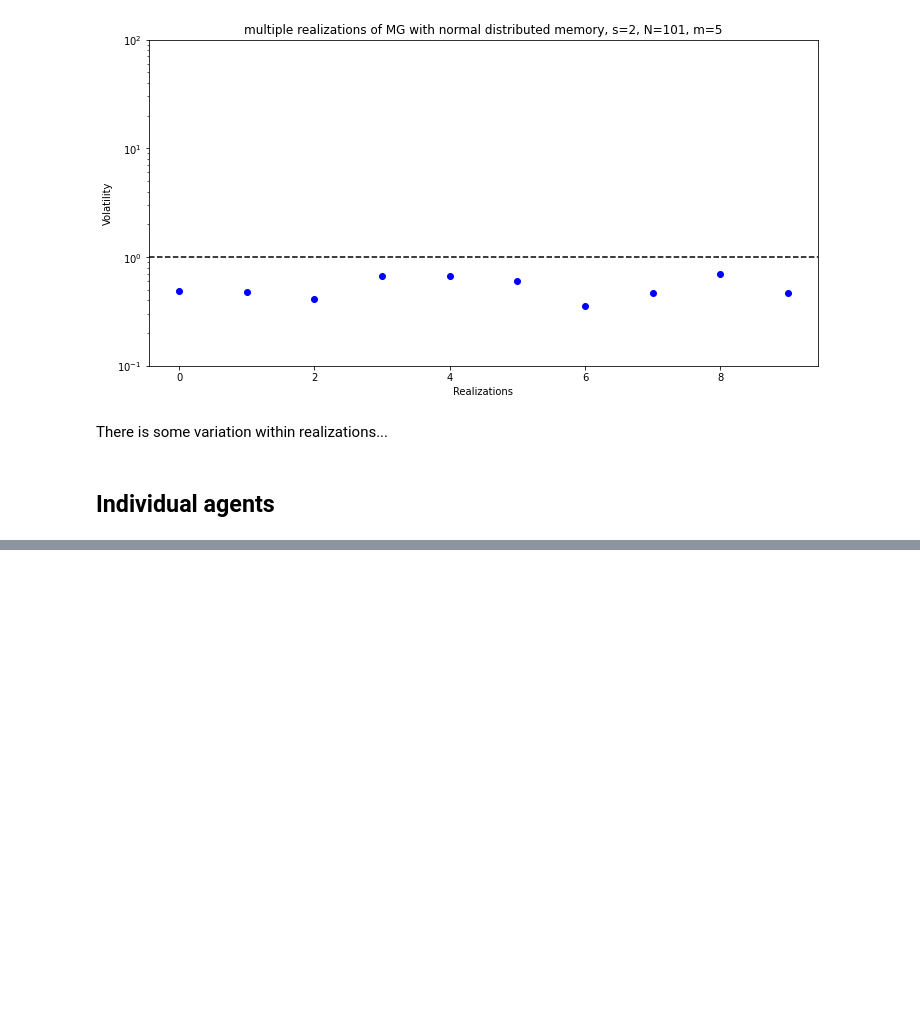
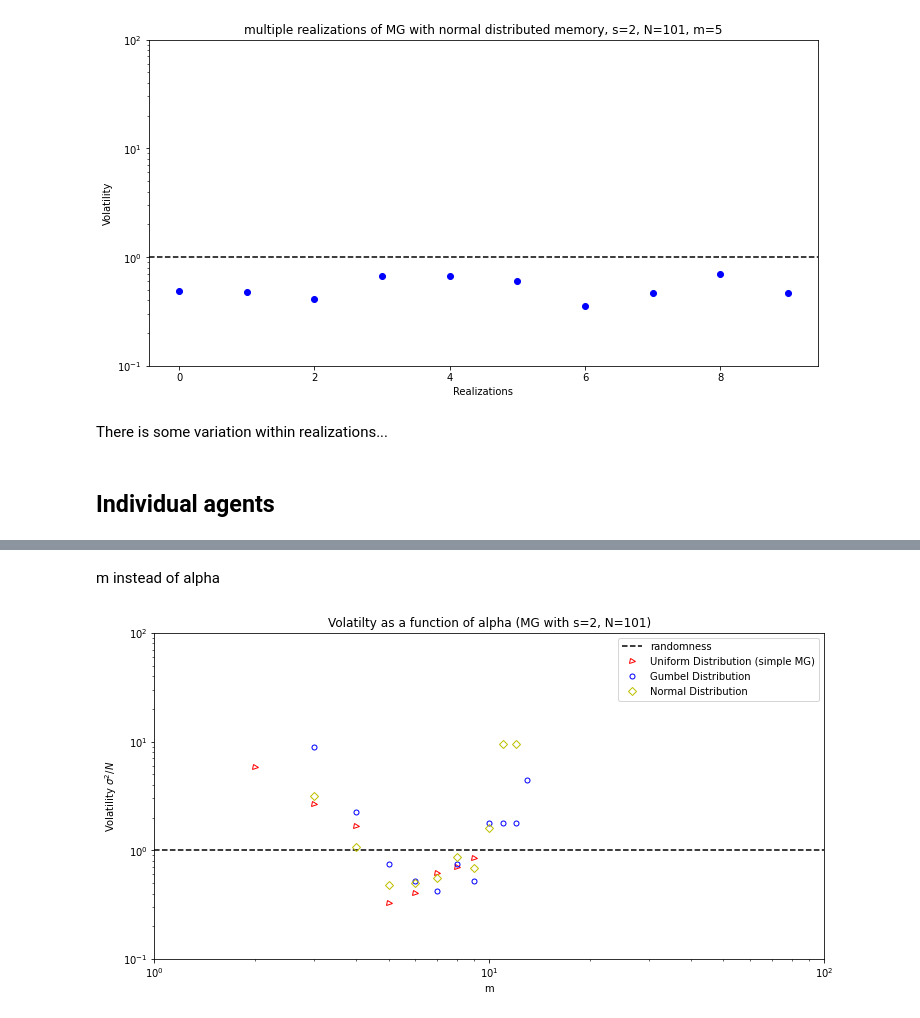
Before and after one commit to dvdblk/abm-project, a Jupyter notebook: notebooks/Scenario 1 version2.ipynb, the cells around one changed output, grey strips where cells are left out. Drawn from its saved outputs; the diff is of its cells as text; code cells hidden in the pictures; blank space fills up the shorter version.

```diff
--- a/notebooks/Scenario 1 version2.ipynb
+++ b/notebooks/Scenario 1 version2.ipynb
@@ -627 +717,28 @@ plt.show()
+# %% [markdown]
+m instead of alpha
+# %%
+
+
+fig, ax = plt.subplots(figsize=(12, 6))
+
+ax.axhline(y=1, color="k", linestyle="--") # vol = 1 -> randomness
+
+
+ax.plot(m_list_u, tot_omega_u, 'r>', mfc = 'None', ms = 5)
+ax.plot(m_list_g, tot_omega_g, 'bo', mfc = 'None', ms = 5)
+ax.plot(m_list_n, tot_omega_n, 'Dy', mfc = 'None', ms = 5)
+
+ax.set_xlabel("m")
+ax.set_ylabel("Volatility $\sigma^2/N$")
+ax.legend(["randomness","Uniform Distribution (simple MG)","Gumbel Distribution", "Normal Distribution"])
+
+plt.title("Volatilty as a function of alpha (MG with s=2, N=101)")
+plt.yscale('log')
+plt.xscale('log')
+plt.xlim([1,100])
+plt.ylim([0.1,100])
+
+plt.show()
+# %% [output]
+[figure, added]
 # %%
```
Also changed, not shown: parts of 23 cells of this notebook.
